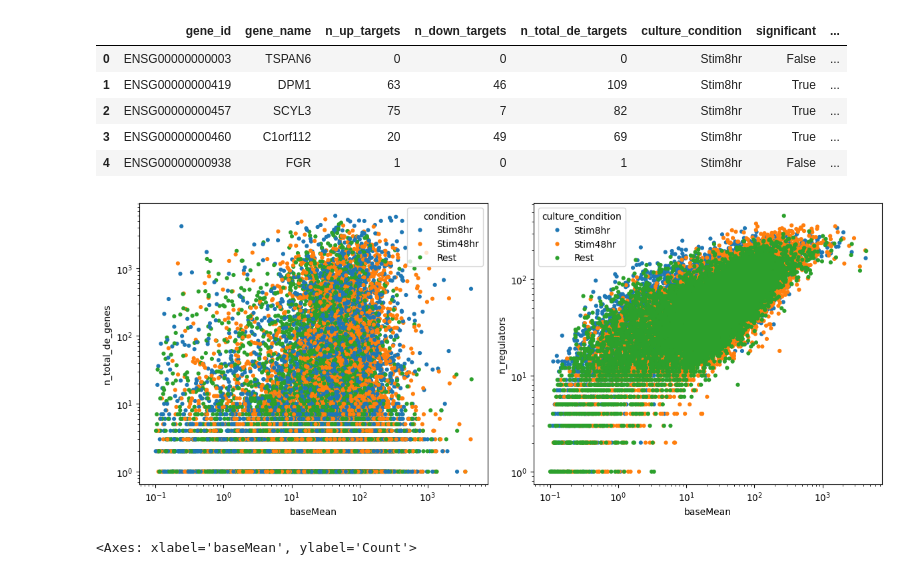
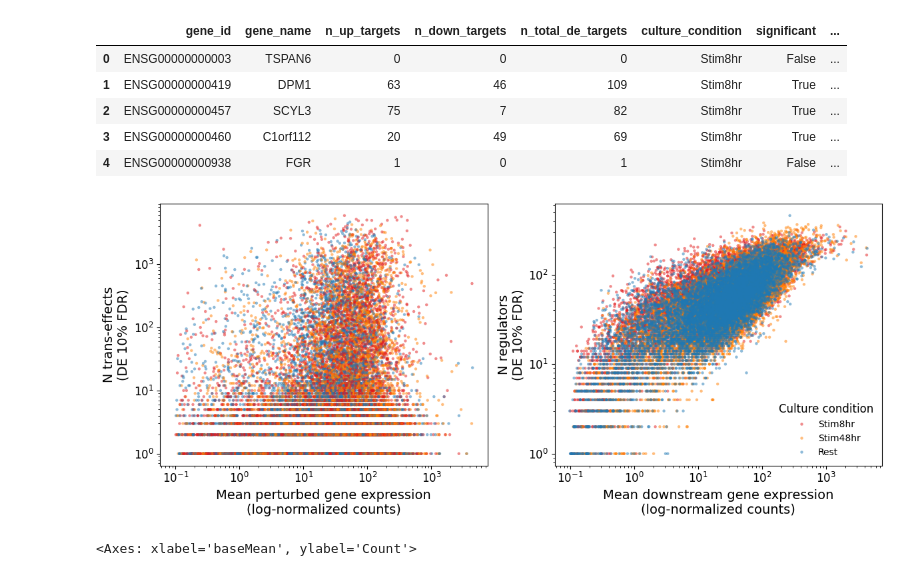
Before and after one commit to emdann/GWT_perturbseq_analysis_2025, a Jupyter notebook: src/3_DE_analysis/DE_results_figure.ipynb, the cells around one changed output. Drawn from its saved outputs; the diff is of its cells as text; code cells hidden in the pictures.

```diff
--- a/src/3_DE_analysis/DE_results_figure.ipynb
+++ b/src/3_DE_analysis/DE_results_figure.ipynb
@@ -226,19 +241,29 @@ DE_stats_genes.head()
 # %%
 fig, (ax1, ax2) = plt.subplots(1, 2, figsize=(12, 5))
 
 sns.scatterplot(x=DE_stats_targets['baseMean'], y=DE_stats_targets['n_total_de_genes'],
-                hue=DE_stats_targets['condition'], ax=ax1, s=20, linewidth=0)
+                hue=DE_stats_targets['condition'], ax=ax1, s=10, alpha=0.5, linewidth=0, palette=palettes['culture_condition'])
 ax1.set_xscale('log')
 ax1.set_yscale('log')
+ax1.set(ylabel='N trans-effects\n(DE 10% FDR)', xlabel='Mean perturbed gene expression\n(log-normalized counts)')
+ax1.legend([], frameon=False)
+ax1.tick_params(axis='both', labelsize=12)
+ax1.set_xlabel(ax1.get_xlabel(), fontsize=14)
+ax1.set_ylabel(ax1.get_ylabel(), fontsize=14)
 
 sns.scatterplot(x=DE_stats_genes['baseMean'], y=DE_stats_genes['n_regulators'],
-                hue=DE_stats_genes['culture_condition'], ax=ax2, s=20, linewidth=0)
+                hue=DE_stats_genes['culture_condition'], ax=ax2, s=10, alpha=0.5, linewidth=0, palette=palettes['culture_condition'])
 ax2.set_xscale('log')
 ax2.set_yscale('log')
+ax2.set(ylabel='N regulators\n(DE 10% FDR)', xlabel='Mean downstream gene expression\n(log-normalized counts)')
+ax2.legend(bbox_to_anchor=(1.0, 0.0), loc='lower right', frameon=False, title='Culture condition', title_fontsize=12, fontsize=10)
+ax2.tick_params(axis='both', labelsize=12)
+ax2.set_xlabel(ax2.get_xlabel(), fontsize=14)
+ax2.set_ylabel(ax2.get_ylabel(), fontsize=14)
 
 plt.tight_layout()
 # %% [output]
-[figure, old version]
+[figure, new version]
 # %%
 sns.histplot(x=np.log10(DE_stats_genes['baseMean']), hue=DE_stats_genes['culture_condition'])
 # sns.histplot(x=DE_stats_genes['n_regulators'], hue=DE_stats_genes['culture_condition'])
```
Also changed, not shown: parts of 11 cells of this notebook, 27 other files.
